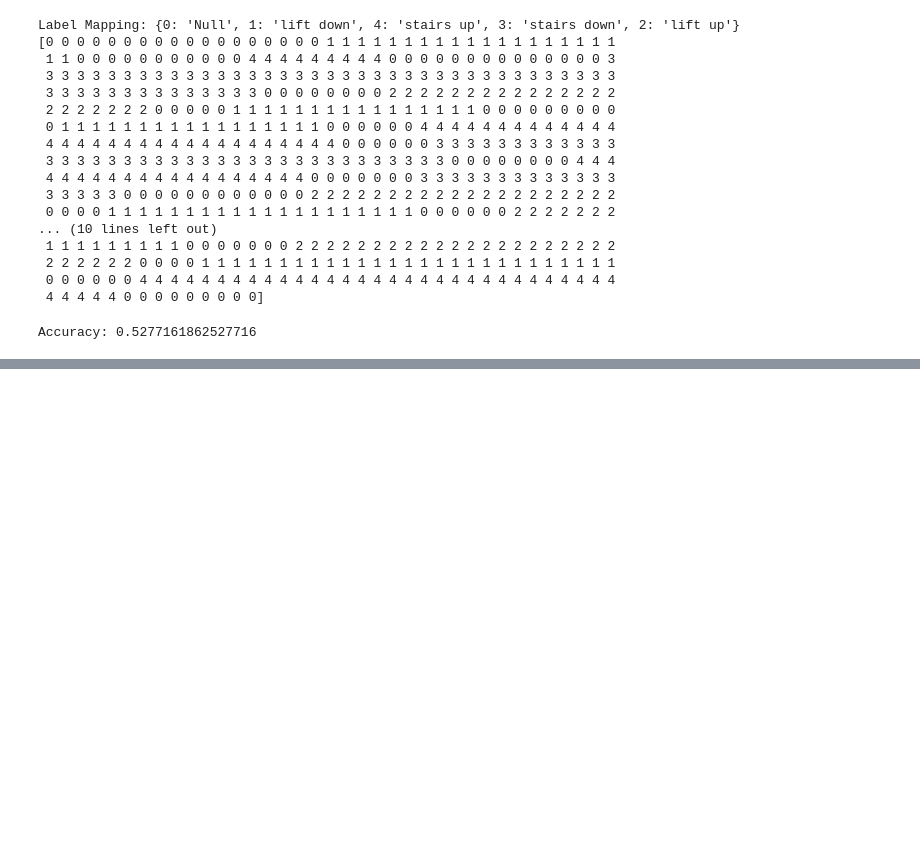
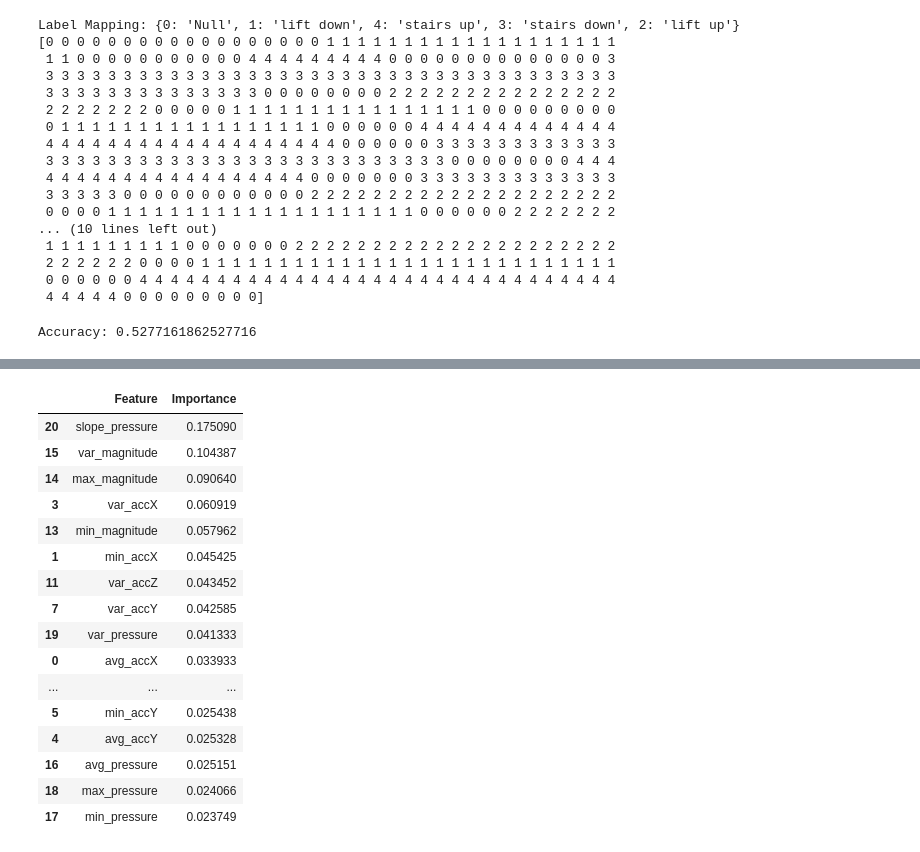
Before and after one commit to iiMox/project_work_stairs_lift_detection, a Jupyter notebook: python_notebooks/random_forest.ipynb, the cells around one changed output, grey strips where cells are left out. Cells and saved outputs as stored; diff of their text form; code cells hidden in the pictures; blank space fills up the shorter version.

```diff
--- a/python_notebooks/random_forest.ipynb
+++ b/python_notebooks/random_forest.ipynb
@@ -127,0 +145,29 @@ Accuracy: 0.5277161862527716
+# %%
+importances = final_rf.feature_importances_
+
+# Create a DataFrame for better visualization
+feature_names = X.columns
+feature_importances = pd.DataFrame({'Feature': feature_names, 'Importance': importances})
+
+# Sort the DataFrame by importance
+feature_importances = feature_importances.sort_values(by='Importance', ascending=False)
+# %%
+feature_importances
+# %% [output]
+|  | Feature | Importance |
+| 20 | slope_pressure | 0.175090 |
+| 15 | var_magnitude | 0.104387 |
+| 14 | max_magnitude | 0.090640 |
+| 3 | var_accX | 0.060919 |
+| 13 | min_magnitude | 0.057962 |
+| 1 | min_accX | 0.045425 |
+| 11 | var_accZ | 0.043452 |
+| 7 | var_accY | 0.042585 |
+| 19 | var_pressure | 0.041333 |
+| 0 | avg_accX | 0.033933 |
+| ... | ... | ... |
+| 5 | min_accY | 0.025438 |
+| 4 | avg_accY | 0.025328 |
+| 16 | avg_pressure | 0.025151 |
+| 18 | max_pressure | 0.024066 |
+| 17 | min_pressure | 0.023749 |
```
Also changed, not shown: parts of 7 cells of this notebook.
